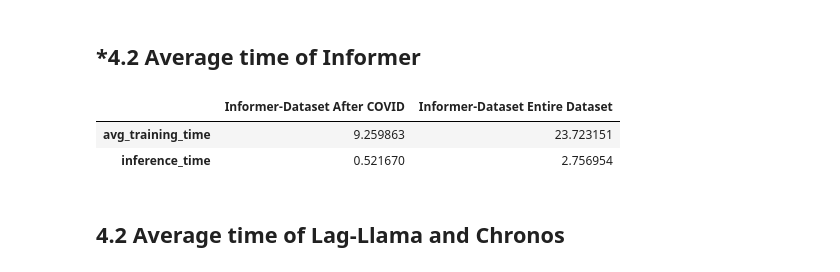
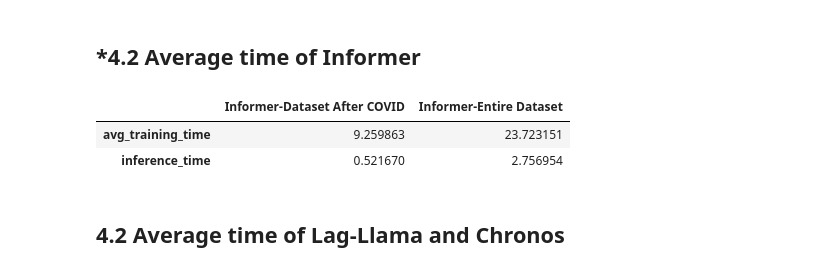
Before and after one commit to YueLi-0816/traffic_prediction, a Jupyter notebook: parameter_cal.ipynb, the cells around one changed output. Cells and saved outputs as stored; diff of their text form; code cells hidden in the pictures.

```diff
--- a/parameter_cal.ipynb
+++ b/parameter_cal.ipynb
@@ -1412,12 +1309,12 @@ df_informer_time_after_covid = pd.read_csv('transformer/running_time_informer_af
 df_informer_time_entire = pd.read_csv('transformer/running_time_informer_entire_data.csv')
 # %%
 mean_informer_time_after_covid = df_informer_time_after_covid[['training_time','inference_time']].mean().to_frame(name='Informer-Dataset After COVID')
-mean_informer_time_entire = df_informer_time_entire[['training_time','inference_time']].mean().to_frame(name='Informer-Dataset Entire Dataset')
+mean_informer_time_entire = df_informer_time_entire[['training_time','inference_time']].mean().to_frame(name='Informer-Entire Dataset')
 mean_informer_time = mean_informer_time_after_covid.join(mean_informer_time_entire)
 mean_informer_time.rename(index={'training_time': 'avg_training_time'}, inplace=True)
 mean_informer_time
 # %% [output]
-|  | Informer-Dataset After COVID | Informer-Dataset Entire Dataset |
+|  | Informer-Dataset After COVID | Informer-Entire Dataset |
 | avg_training_time | 9.259863 | 23.723151 |
 | inference_time | 0.521670 | 2.756954 |
 # %% [markdown]
```
Also changed, not shown: parts of 15 cells of this notebook.
